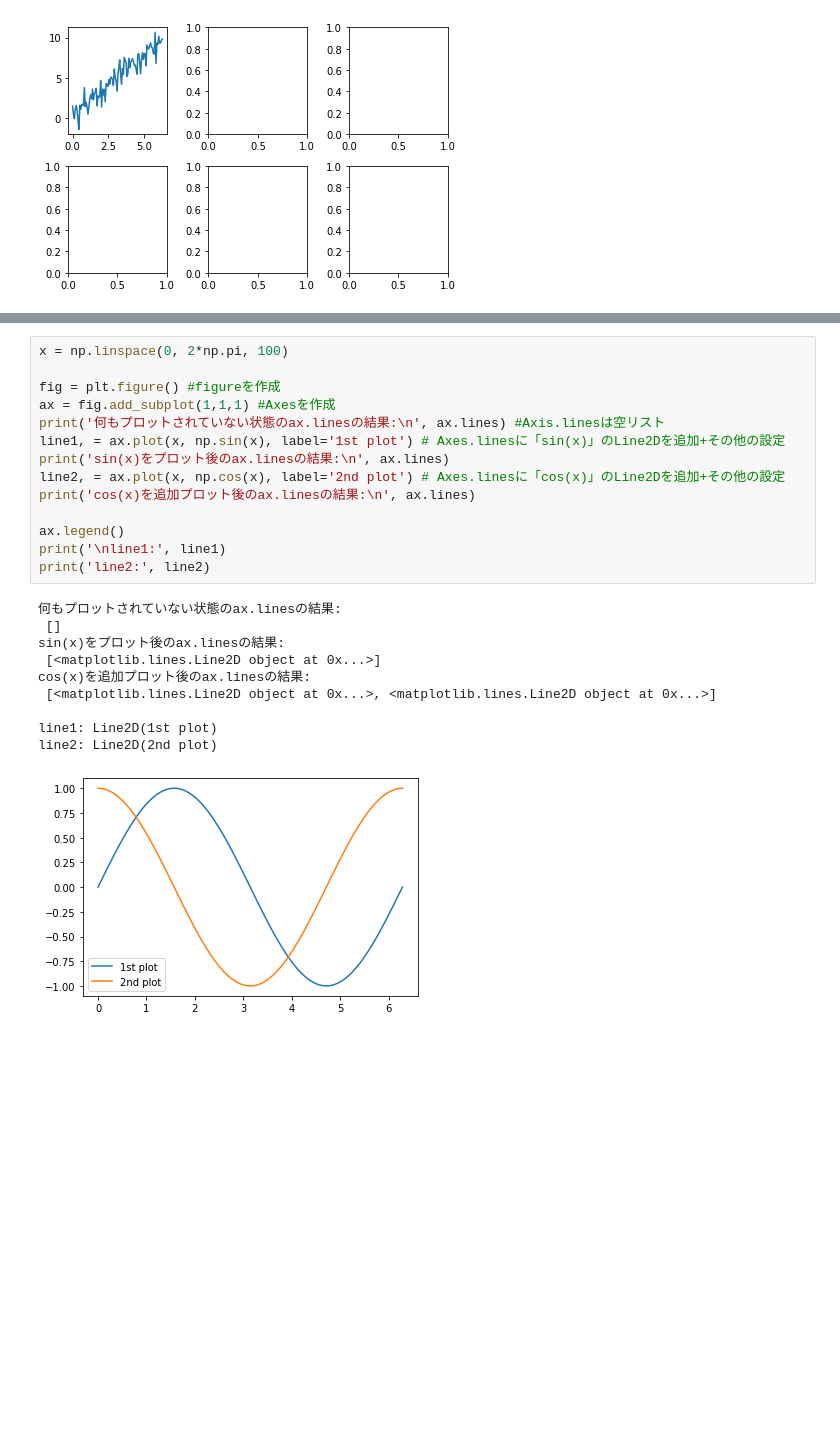
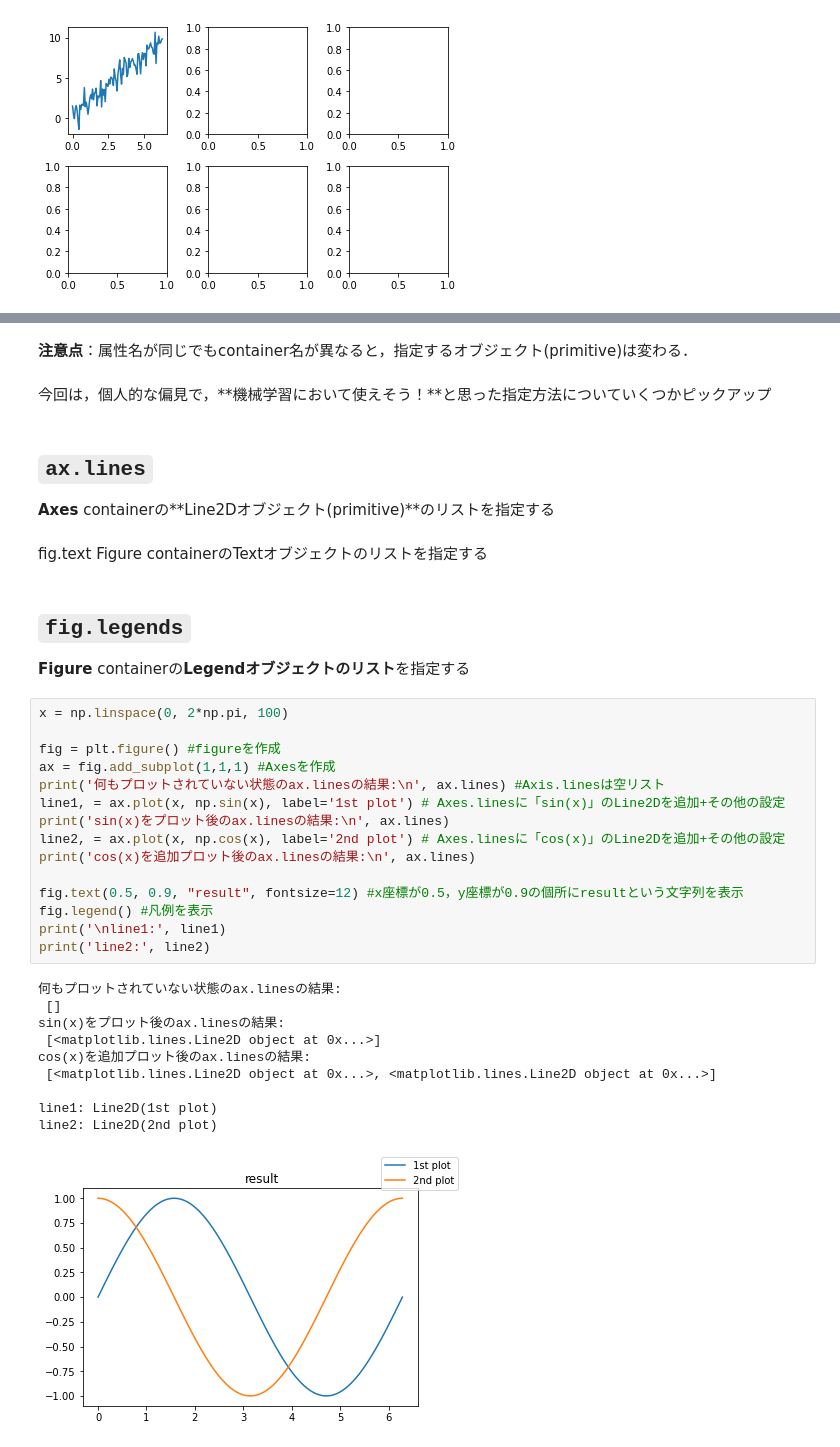
Before and after one commit to takashinnosuke/DLstudy_matplotlib, a Jupyter notebook: Introduction_to_Matplotlib.ipynb, the cells around one changed output, grey strips where cells are left out. Saved outputs shown, nothing was run; the diff lists cells and outputs as text; blank space fills up the shorter version.

```diff
--- a/Introduction_to_Matplotlib.ipynb
+++ b/Introduction_to_Matplotlib.ipynb
@@ -363,25 +362,39 @@ ax.plot()
+# %% [markdown]
+**注意点**：属性名が同じでもcontainer名が異なると，指定するオブジェクト(primitive)は変わる．
+# %% [markdown]
+今回は，個人的な偏見で，**機械学習において使えそう！**と思った指定方法についていくつかピックアップ
+# %% [markdown]
+## `ax.lines`<br>
+**Axes** containerの**Line2Dオブジェクト(primitive)**のリストを指定する
+# %% [markdown]
+fig.text
+Figure containerのTextオブジェクトのリストを指定する
+# %% [markdown]
+## `fig.legends`
+**Figure** containerの**Legendオブジェクトのリスト**を指定する
 # %%
 x = np.linspace(0, 2*np.pi, 100)
 
 fig = plt.figure() #figureを作成
 ax = fig.add_subplot(1,1,1) #Axesを作成
 print('何もプロットされていない状態のax.linesの結果:\n', ax.lines) #Axis.linesは空リスト
 line1, = ax.plot(x, np.sin(x), label='1st plot') # Axes.linesに「sin(x)」のLine2Dを追加+その他の設定
 print('sin(x)をプロット後のax.linesの結果:\n', ax.lines)
 line2, = ax.plot(x, np.cos(x), label='2nd plot') # Axes.linesに「cos(x)」のLine2Dを追加+その他の設定
 print('cos(x)を追加プロット後のax.linesの結果:\n', ax.lines)
 
-ax.legend()
+fig.text(0.5, 0.9, "result", fontsize=12) #x座標が0.5，y座標が0.9の個所にresultという文字列を表示
+fig.legend() #凡例を表示
 print('\nline1:', line1)
 print('line2:', line2)
 # %% [output]
 何もプロットされていない状態のax.linesの結果:
  []
 sin(x)をプロット後のax.linesの結果:
  [<matplotlib.lines.Line2D object at 0x...>]
 cos(x)を追加プロット後のax.linesの結果:
  [<matplotlib.lines.Line2D object at 0x...>, <matplotlib.lines.Line2D object at 0x...>]
 
 line1: Line2D(1st plot)
 line2: Line2D(2nd plot)
-[figure, old version]
+[figure, new version]
```
Also changed, not shown: parts of 2 cells of this notebook.
